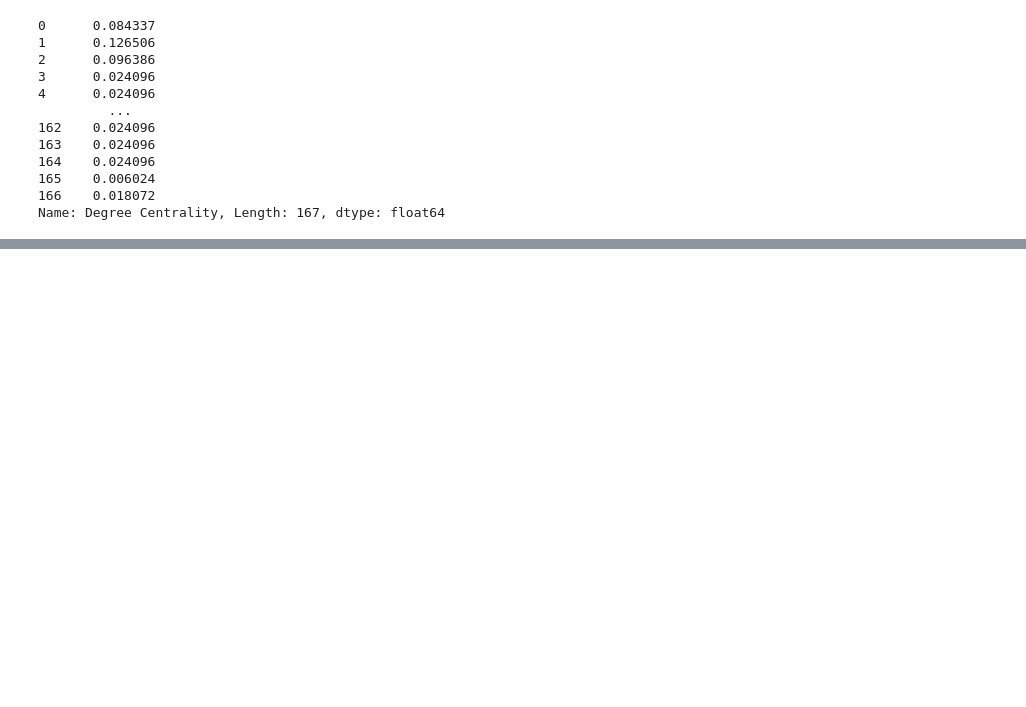
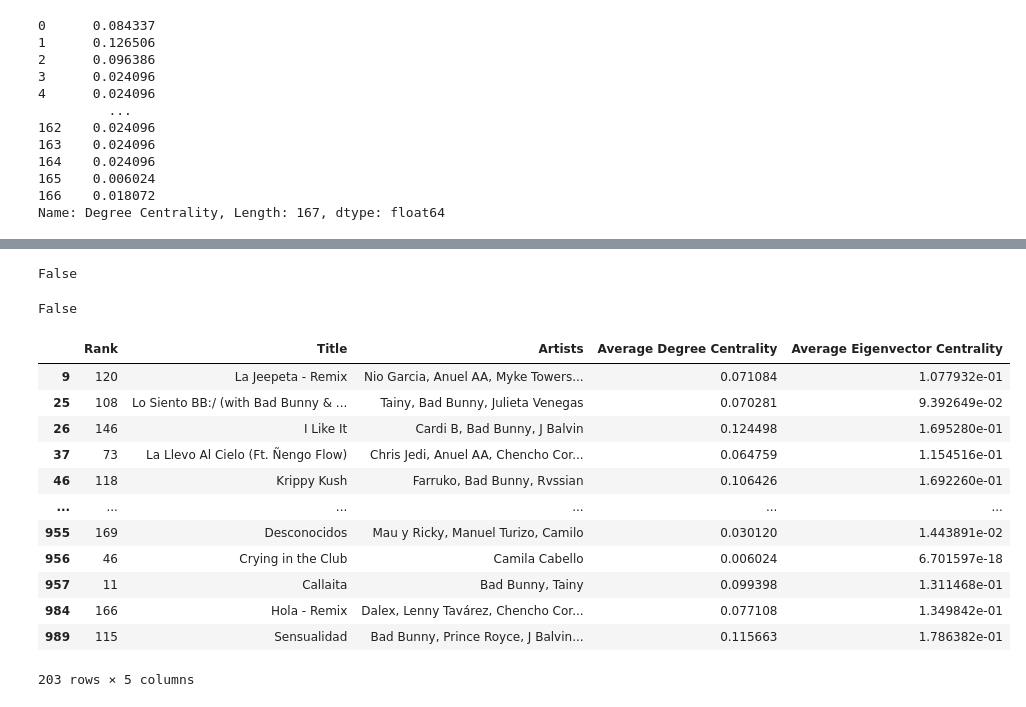
Before and after one commit to magkuette/Final-Project-INST414, a Jupyter notebook: g0003_final_project_inst414.ipynb, the cells around one changed output, grey strips where cells are left out. Drawn from its saved outputs; the diff is of its cells as text; code cells hidden in the pictures; blank space fills up the shorter version.

```diff
--- a/g0003_final_project_inst414.ipynb
+++ b/g0003_final_project_inst414.ipynb
@@ -161,0 +149,2 @@ deg_map
+# %%
+df_focus = df_la[["Rank", "Title", "Artists"]]
@@ -161,0 +170,60 @@ deg_map
+# %%
+centrality_df["Eigenvector Centrality"].isna().any()
+# %% [output]
+False
+# %%
+df_focus["Artists"].isna().any()
+# %% [output]
+False
+# %%
+all_deg_lists = []
+all_eig_lists = []
+
+for _, row in df_focus.iterrows():
+    artist_row = row["Artists"]
+    # each row contains a list of artists
+    artist_list = artist_row.split(",")
+    deg_list = []
+    eig_list = []
+
+    for artist in artist_list:
+        artist = artist.strip()
+        deg_list.append(deg_dict.get(artist,None))
+        eig_list.append(eig_dict.get(artist,None))
+
+    all_deg_lists.append(deg_list)
+    all_eig_lists.append(eig_list)
+# %%
+# iterate through all of the degree lists and take each deg_list average
+avg_deg_list = []
+avg_eig_list = []
+rows_kept = []
+# iterate through each individual deg_list in all_deg_lists
+for i, (deg_list, eig_list) in enumerate(zip(all_deg_lists, all_eig_lists)):
+    # skip row if any missing degree centralities
+    if None in deg_list or None in eig_list:
+        continue
+    avg_deg_list.append(sum(deg_list) / len(deg_list))
+    avg_eig_list.append(sum(eig_list) / len(eig_list))
+    # indices of rows to keep
+    rows_kept.append(i)
+# %%
+df_focus = df_focus.iloc[rows_kept].copy()
+df_focus["Average Degree Centrality"] = avg_deg_list
+df_focus["Average Eigenvector Centrality"] = avg_eig_list
+# %%
+df_focus
+# %% [output]
+|  | Rank | Title | Artists | Average Degree Centrality | Average Eigenvector Centrality |
+| 9 | 120 | La Jeepeta - Remix | Nio Garcia, Anuel AA, Myke Towers... | 0.071084 | 1.077932e-01 |
+| 25 | 108 | Lo Siento BB:/ (with Bad Bunny & ... | Tainy, Bad Bunny, Julieta Venegas | 0.070281 | 9.392649e-02 |
+| 26 | 146 | I Like It | Cardi B, Bad Bunny, J Balvin | 0.124498 | 1.695280e-01 |
+| 37 | 73 | La Llevo Al Cielo (Ft. Ñengo Flow) | Chris Jedi, Anuel AA, Chencho Cor... | 0.064759 | 1.154516e-01 |
+| 46 | 118 | Krippy Kush | Farruko, Bad Bunny, Rvssian | 0.106426 | 1.692260e-01 |
+| ... | ... | ... | ... | ... | ... |
+| 955 | 169 | Desconocidos | Mau y Ricky, Manuel Turizo, Camilo | 0.030120 | 1.443891e-02 |
+| 956 | 46 | Crying in the Club | Camila Cabello | 0.006024 | 6.701597e-18 |
+| 957 | 11 | Callaita | Bad Bunny, Tainy | 0.099398 | 1.311468e-01 |
+| 984 | 166 | Hola - Remix | Dalex, Lenny Tavárez, Chencho Cor... | 0.077108 | 1.349842e-01 |
+| 989 | 115 | Sensualidad | Bad Bunny, Prince Royce, J Balvin... | 0.115663 | 1.786382e-01 |
+203 rows × 5 columns
```
Also changed, not shown: parts of 8 cells of this notebook.
